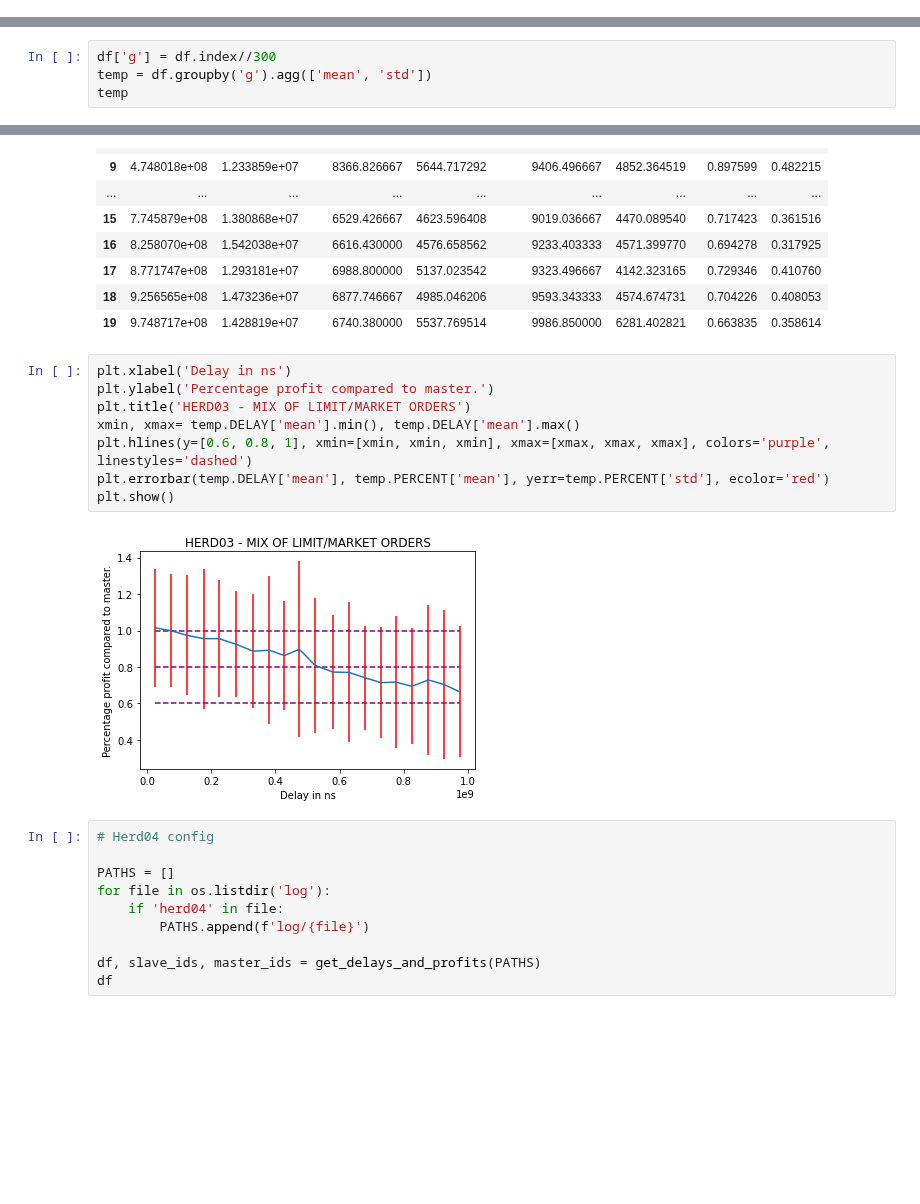
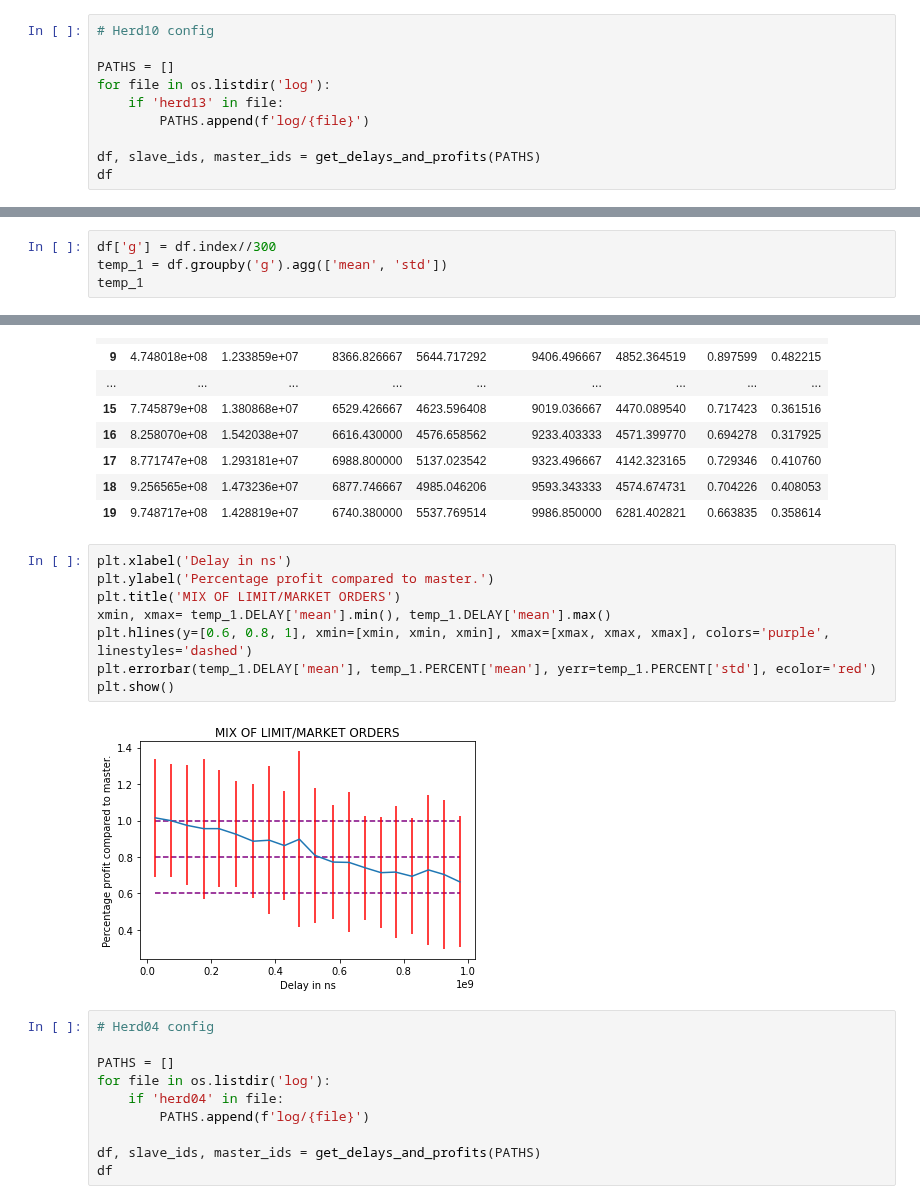
Before and after one commit to hogier/abides, a Jupyter notebook: explore.ipynb, the cells around one changed output, grey strips where cells are left out. Cells and saved outputs as stored; diff of their text form; blank space fills up the shorter version.

```diff
--- a/explore.ipynb
+++ b/explore.ipynb
@@ -158,3 +160,13 @@ plt.errorbar(temp.EventTime, temp.PERCENT['mean'], yerr=temp.PERCENT['std'], eco
 plt.show()
 # %% [output]
 [figure]
+# %%
+# Herd10 config
+
+PATHS = []
+for file in os.listdir('log'):
+    if 'herd13' in file:
+        PATHS.append(f'log/{file}')
+
+df, slave_ids, master_ids = get_delays_and_profits(PATHS)
+df
@@ -201,7 +215,7 @@ df
 # %%
 df['g'] = df.index//300
-temp = df.groupby('g').agg(['mean', 'std'])
-temp
+temp_1 = df.groupby('g').agg(['mean', 'std'])
+temp_1
 # %% [output]
 |  | DELAY |  | SLAVE_PROFIT |  | MASTER_PROFIT |  | PERCENT |  |
 |  | mean | std | mean | std | mean | std | mean | std |
@@ -225,13 +239,13 @@ temp
 # %%
 plt.xlabel('Delay in ns')
 plt.ylabel('Percentage profit compared to master.')
-plt.title('HERD03 - MIX OF LIMIT/MARKET ORDERS')
-xmin, xmax= temp.DELAY['mean'].min(), temp.DELAY['mean'].max()
+plt.title('MIX OF LIMIT/MARKET ORDERS')
+xmin, xmax= temp_1.DELAY['mean'].min(), temp_1.DELAY['mean'].max()
 plt.hlines(y=[0.6, 0.8, 1], xmin=[xmin, xmin, xmin], xmax=[xmax, xmax, xmax], colors='purple', linestyles='dashed')
-plt.errorbar(temp.DELAY['mean'], temp.PERCENT['mean'], yerr=temp.PERCENT['std'], ecolor='red')
+plt.errorbar(temp_1.DELAY['mean'], temp_1.PERCENT['mean'], yerr=temp_1.PERCENT['std'], ecolor='red')
 plt.show()
 # %% [output]
-[figure, old version]
+[figure, new version]
 # %%
 # Herd04 config
 
```
Also changed, not shown: parts of 26 cells of this notebook, 10 other files.
